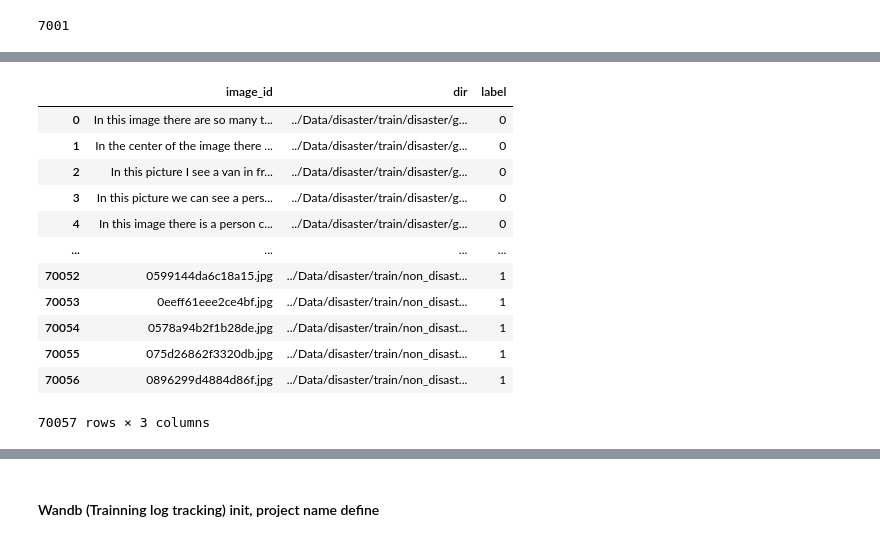
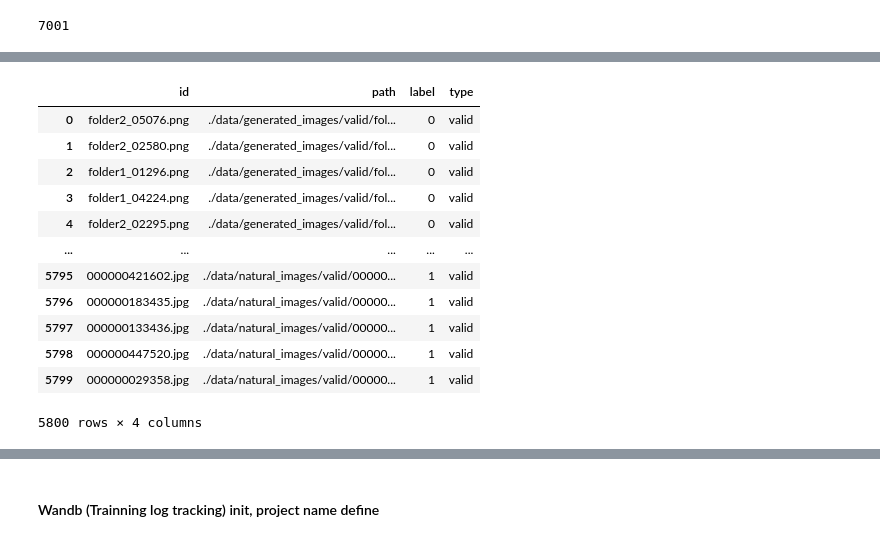
Before and after one commit to hojunking/generated_image_classifier, a Jupyter notebook: train.ipynb, the cells around one changed output, grey strips where cells are left out. Cells and saved outputs as stored; diff of their text form; code cells hidden in the pictures.

```diff
--- a/train.ipynb
+++ b/train.ipynb
@@ -123,19 +54,0 @@ train
-# %%
-## Label encoding (0: non-disaster ~ 1: disaster)
-le = preprocessing.LabelEncoder()
-train['label'] = le.fit_transform(train['label'].values)
-train
-# %% [output]
-|  | image_id | dir | label |
-| 0 | In this image there are so many t... | ../Data/disaster/train/disaster/g... | 0 |
-| 1 | In the center of the image there ... | ../Data/disaster/train/disaster/g... | 0 |
-| 2 | In this picture I see a van in fr... | ../Data/disaster/train/disaster/g... | 0 |
-| 3 | In this picture we can see a pers... | ../Data/disaster/train/disaster/g... | 0 |
-| 4 | In this image there is a person c... | ../Data/disaster/train/disaster/g... | 0 |
-| ... | ... | ... | ... |
-| 70052 | 0599144da6c18a15.jpg | ../Data/disaster/train/non_disast... | 1 |
-| 70053 | 0eeff61eee2ce4bf.jpg | ../Data/disaster/train/non_disast... | 1 |
-| 70054 | 0578a94b2f1b28de.jpg | ../Data/disaster/train/non_disast... | 1 |
-| 70055 | 075d26862f3320db.jpg | ../Data/disaster/train/non_disast... | 1 |
-| 70056 | 0896299d4884d86f.jpg | ../Data/disaster/train/non_disast... | 1 |
-70057 rows × 3 columns
@@ -141,0 +103,16 @@ train
+# %%
+df_valid
+# %% [output]
+|  | id | path | label | type |
+| 0 | folder2_05076.png | ./data/generated_images/valid/fol... | 0 | valid |
+| 1 | folder2_02580.png | ./data/generated_images/valid/fol... | 0 | valid |
+| 2 | folder1_01296.png | ./data/generated_images/valid/fol... | 0 | valid |
+| 3 | folder1_04224.png | ./data/generated_images/valid/fol... | 0 | valid |
+| 4 | folder2_02295.png | ./data/generated_images/valid/fol... | 0 | valid |
+| ... | ... | ... | ... | ... |
+| 5795 | 000000421602.jpg | ./data/natural_images/valid/00000... | 1 | valid |
+| 5796 | 000000183435.jpg | ./data/natural_images/valid/00000... | 1 | valid |
+| 5797 | 000000133436.jpg | ./data/natural_images/valid/00000... | 1 | valid |
+| 5798 | 000000447520.jpg | ./data/natural_images/valid/00000... | 1 | valid |
+| 5799 | 000000029358.jpg | ./data/natural_images/valid/00000... | 1 | valid |
+5800 rows × 4 columns
```
Also changed, not shown: parts of 32 cells of this notebook, 3 other files.
